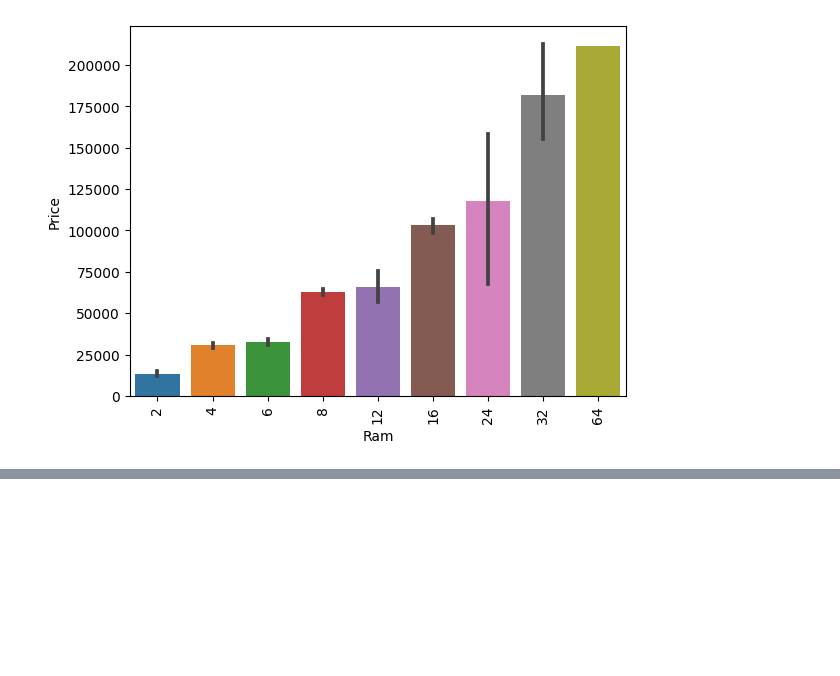
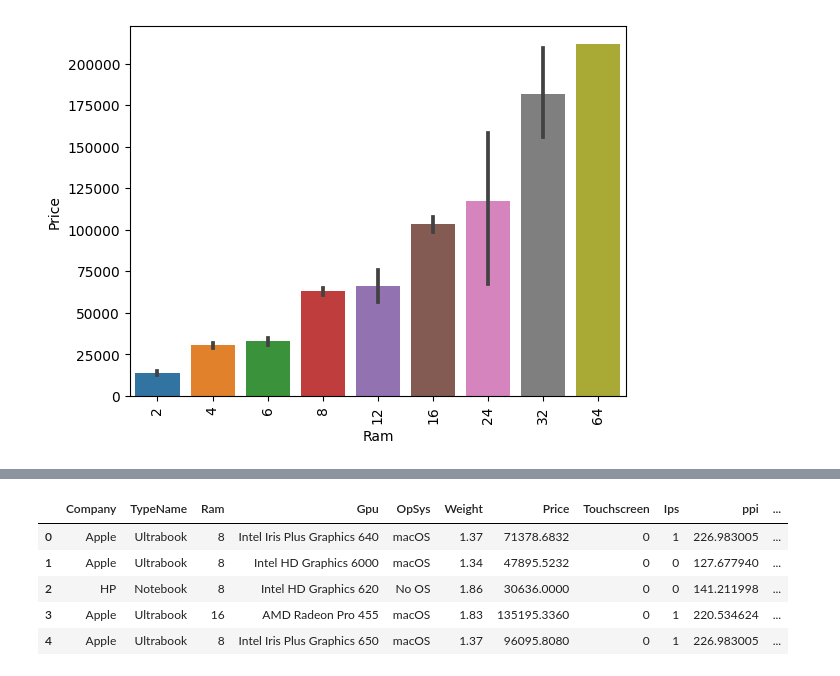
Before and after one commit to John-5014/Laptop_Price_Prediction, a Jupyter notebook: Laptop_Price_Predictor.ipynb, the cells around one changed output, grey strips where cells are left out. Cells and saved outputs as stored; diff of their text form; code cells hidden in the pictures; blank space fills up the shorter version.

```diff
--- a/Laptop_Price_Predictor.ipynb
+++ b/Laptop_Price_Predictor.ipynb
@@ -482,0 +507,21 @@ plt.show()
+# %%
+# Extract storage sizes from the "Memory" column
+data["HDD"] = data["Memory"].apply(lambda x: int(x.split()[0]) if "HDD" in x else 0)
+data["SSD"] = data["Memory"].apply(lambda x: int(x.split()[0]) if "SSD" in x else 0)
+data["Hybrid"] = data["Memory"].apply(lambda x: int(x.split()[0]) if "Hybrid" in x else 0)
+data["Flash_Storage"] = data["Memory"].apply(lambda x: int(x.split()[0]) if "Flash Storage" in x else 0)
+
+# Drop the original "Memory" column
+data.drop(columns=["Memory"], inplace=True)
+
+# Drop the original "Memory" column
+# data.drop(columns=["Memory"], inplace=True)
+# %%
+data.head()
+# %% [output]
+|  | Company | TypeName | Ram | Gpu | OpSys | Weight | Price | Touchscreen | Ips | ppi | ... |
+| 0 | Apple | Ultrabook | 8 | Intel Iris Plus Graphics 640 | macOS | 1.37 | 71378.6832 | 0 | 1 | 226.983005 | ... |
+| 1 | Apple | Ultrabook | 8 | Intel HD Graphics 6000 | macOS | 1.34 | 47895.5232 | 0 | 0 | 127.677940 | ... |
+| 2 | HP | Notebook | 8 | Intel HD Graphics 620 | No OS | 1.86 | 30636.0000 | 0 | 0 | 141.211998 | ... |
+| 3 | Apple | Ultrabook | 16 | AMD Radeon Pro 455 | macOS | 1.83 | 135195.3360 | 0 | 1 | 220.534624 | ... |
+| 4 | Apple | Ultrabook | 8 | Intel Iris Plus Graphics 650 | macOS | 1.37 | 96095.8080 | 0 | 1 | 226.983005 | ... |
```
Also changed, not shown: parts of 9 cells of this notebook.
